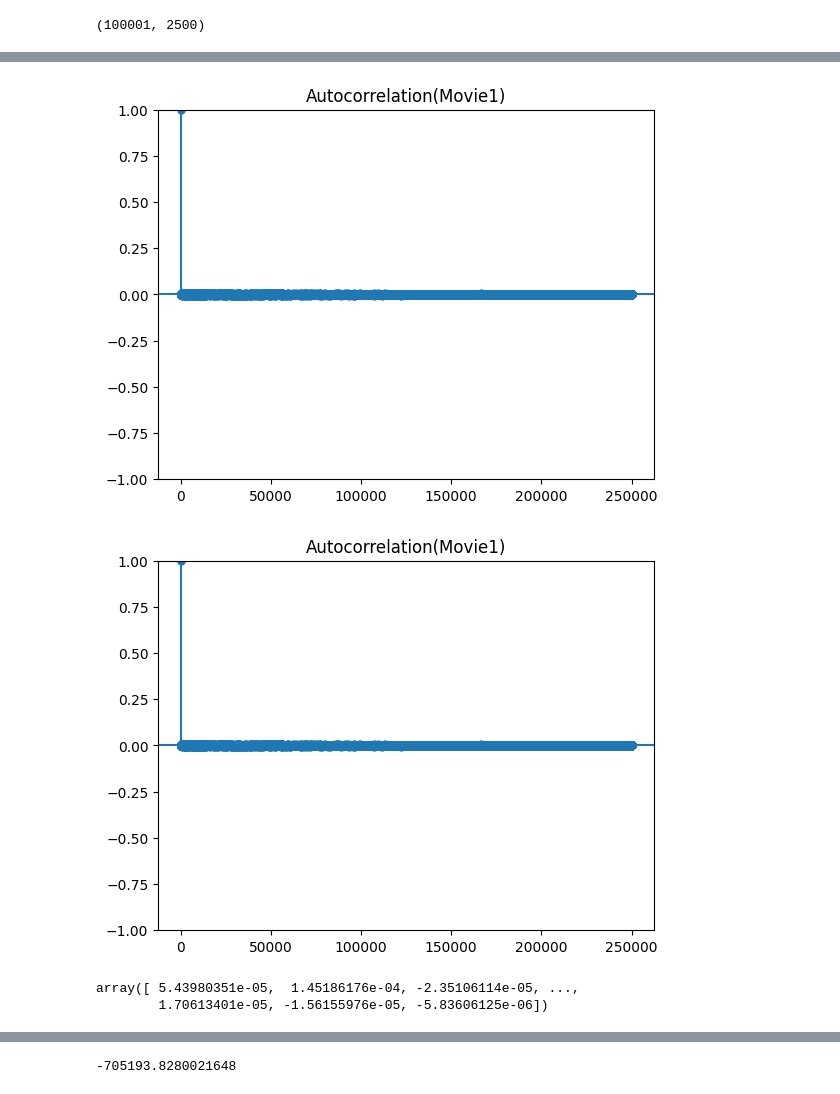
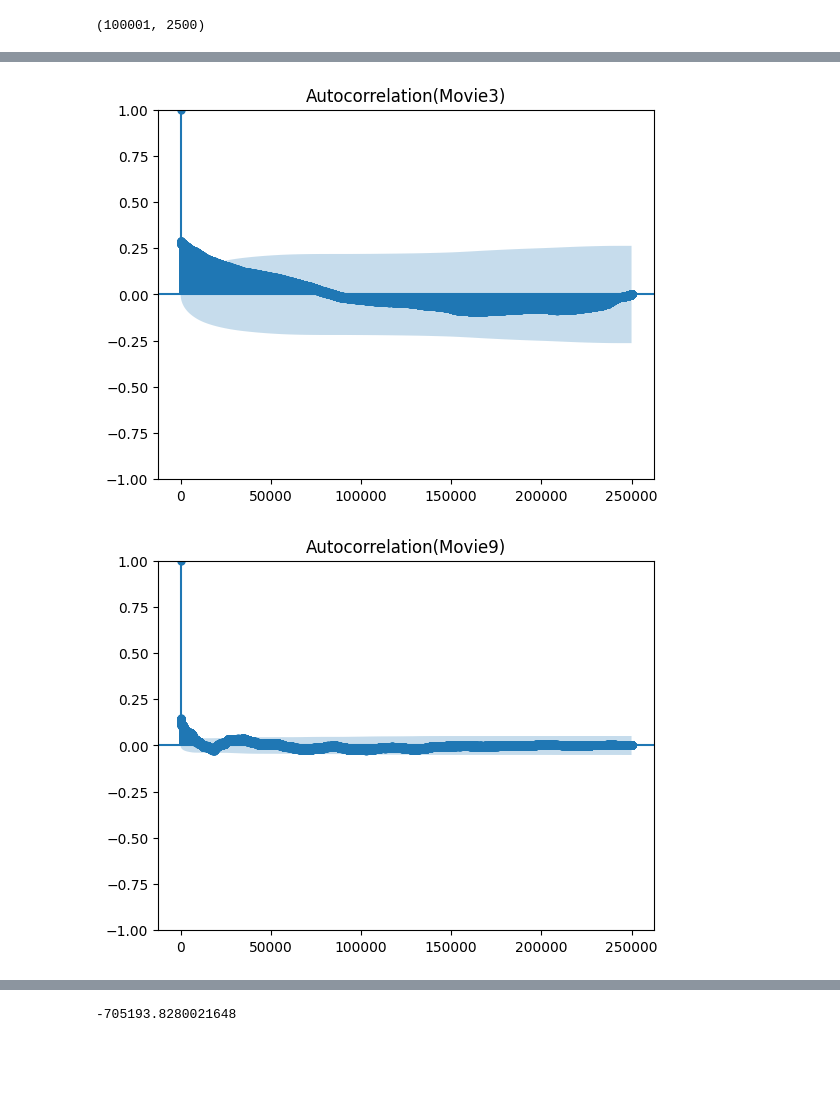
Before and after one commit to vkumar61/GPcurve, a Jupyter notebook: syntheticData/visualizationtion code.ipynb, the cells around one changed output, grey strips where cells are left out. Drawn from its saved outputs; the diff is of its cells as text; code cells hidden in the pictures; blank space fills up the shorter version.

Commit message:
pointSamplerWorking

```diff
--- a/syntheticData/visualizationtion code.ipynb
+++ b/syntheticData/visualizationtion code.ipynb
@@ -105,12 +105,12 @@ KeyboardInterrupt:
-# %%
-#Sample AutoCorrelation
-test = np.random.normal(0,0.0001,250001)
-plot_acf(test, lags = 250000, title = "Autocorrelation(Movie1)")
-# %% [output]
-[figure, removed]
-[figure, removed]
-# %%
-test
-# %% [output]
-array([ 5.43980351e-05,  1.45186176e-04, -2.35106114e-05, ...,
-        1.70613401e-05, -1.56155976e-05, -5.83606125e-06])
+# %%
+#Sample AutoCorrelation
+for i in [3,9,10,11]:
+    file = open("C:/Users/vkuma/Research/LearningDiffusionMaps/LargeRealDatasets/job" + str(i) + "/250000samples(1 40).csv")
+    dVect = np.loadtxt(file,delimiter = ",")
+    np.shape(dVect)
+    test = dVect[:,1250] + np.random.randn(250001)*0.45
+    plot = plot_acf(test, lags = 250000, title = "Autocorrelation(Movie" + str(i) + ")")
+    plot.savefig("C:/Users/vkuma/Downloads/movie" + str(i) + ".png")
+# %% [output]
+[figure, added]
+[figure, added]
```
Also changed, not shown: parts of 3 cells of this notebook, 4 other files.
